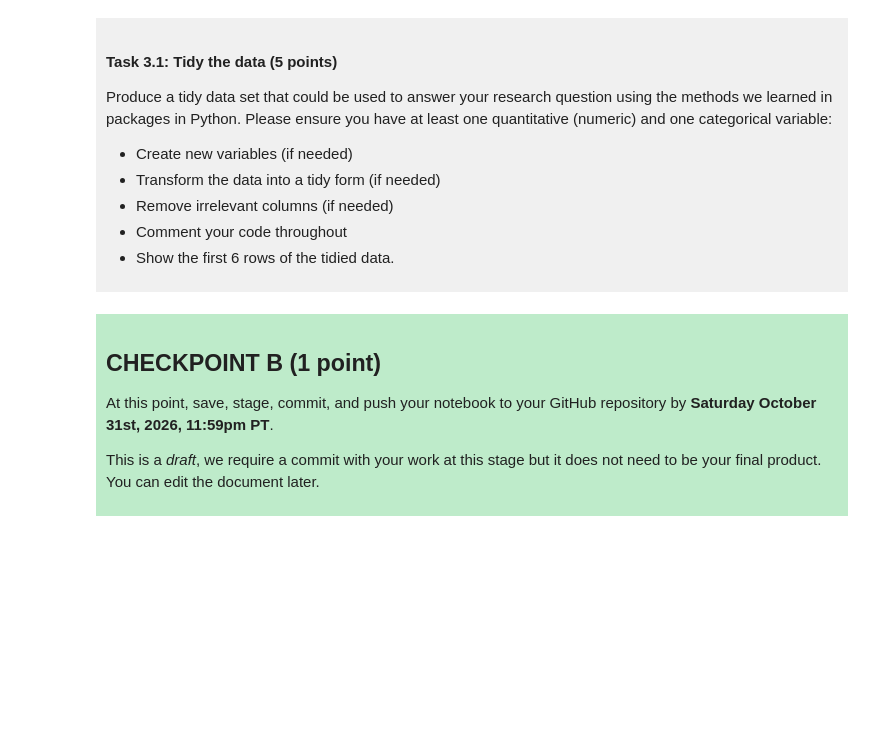
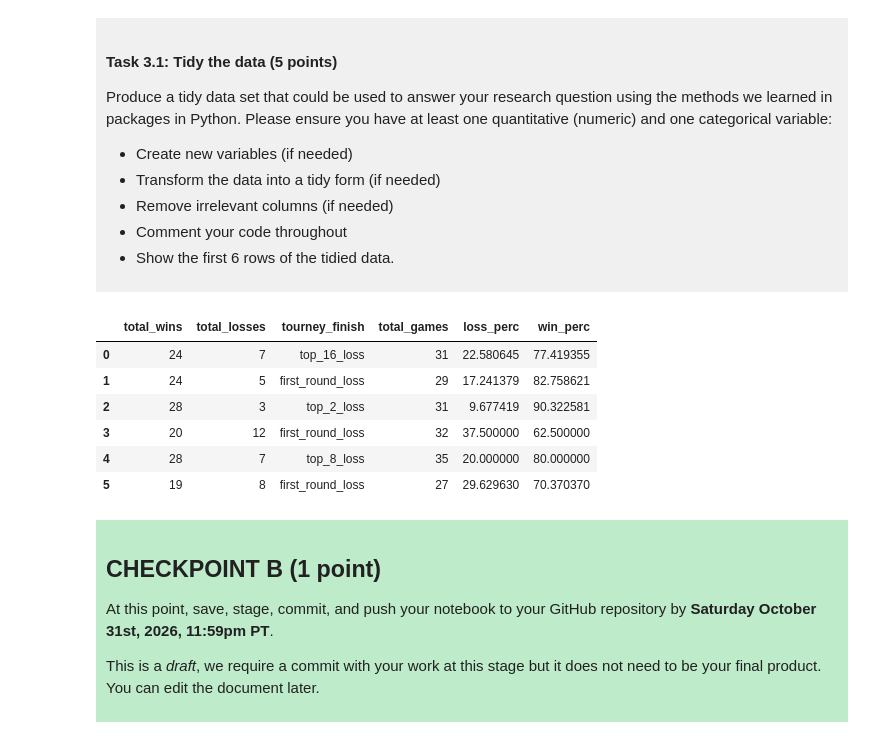
Before and after one commit to kreugeremily-debug/dsci_100_project_Emily_Kreuger, a Jupyter notebook: dsci-100-project-notebook.ipynb, the cells around one changed output. Drawn from its saved outputs; the diff is of its cells as text; code cells hidden in the pictures; blank space fills up the shorter version.

```diff
--- a/dsci-100-project-notebook.ipynb
+++ b/dsci-100-project-notebook.ipynb
@@ -206,7 +197,26 @@ Produce a tidy data set that could be used to answer your research question usin
 
 </div>
 # %%
-### EDIT THIS CODE CELL ###
+#first we will remove all columns irrelevant to total wins/ losses and tournament position
+ncaa_tidy_1 = ncaa_data[["total_wins", "total_losses", "tourney_finish"]]
+
+#we're gonna create a column with total games played
+ncaa_tidy_2 = ncaa_tidy_1.assign(total_games = ncaa_tidy_1["total_wins"] + ncaa_tidy_1["total_losses"])
+
+#we're gonna create columns showing the percentage of losses and wins
+#the percentage columns might be preferentially used over the raw data during classification, but that is to be determined later on
+ncaa_tidy_3 = ncaa_tidy_2.assign(loss_perc = ncaa_tidy_2["total_losses"] / ncaa_tidy_2["total_games"] * 100)
+ncaa_tidy = ncaa_tidy_3.assign(win_perc = ncaa_tidy_3["total_wins"] / ncaa_tidy_3["total_games"] *100)
+
+ncaa_tidy.head(6)
+# %% [output]
+|  | total_wins | total_losses | tourney_finish | total_games | loss_perc | win_perc |
+| 0 | 24 | 7 | top_16_loss | 31 | 22.580645 | 77.419355 |
+| 1 | 24 | 5 | first_round_loss | 29 | 17.241379 | 82.758621 |
+| 2 | 28 | 3 | top_2_loss | 31 | 9.677419 | 90.322581 |
+| 3 | 20 | 12 | first_round_loss | 32 | 37.500000 | 62.500000 |
+| 4 | 28 | 7 | top_8_loss | 35 | 20.000000 | 80.000000 |
+| 5 | 19 | 8 | first_round_loss | 27 | 29.629630 | 70.370370 |
 # %% [markdown]
 <div style="background-color: #beebca; padding: 10px;">
 
```
Also changed, not shown: parts of 2 cells of this notebook.
